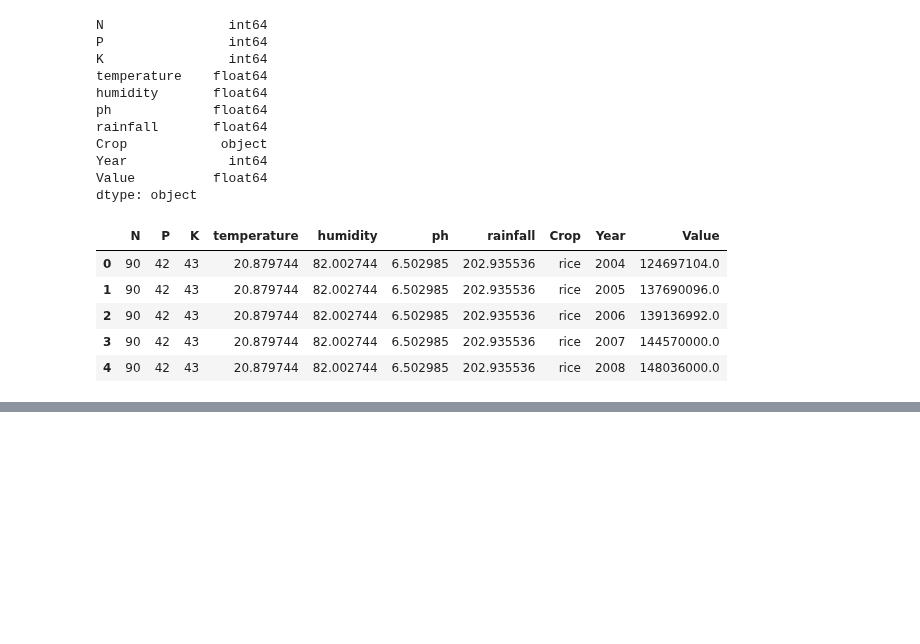
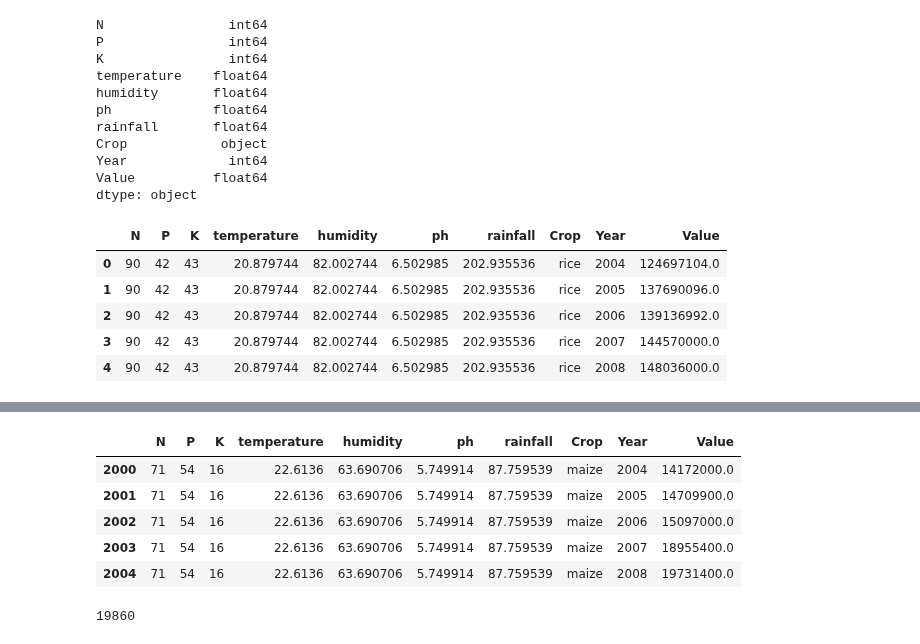
Before and after one commit to springboardmentor2468a-lab/AgriYield, a Jupyter notebook: KARTHICK_RAJA_S/notebooke2.ipynb, the cells around one changed output, grey strips where cells are left out. Cells and saved outputs as stored; diff of their text form; code cells hidden in the pictures; blank space fills up the shorter version.

```diff
--- a/KARTHICK_RAJA_S/notebooke2.ipynb
+++ b/KARTHICK_RAJA_S/notebooke2.ipynb
@@ -108,3 +108,25 @@ df4.head()
 | 2 | 90 | 42 | 43 | 20.879744 | 82.002744 | 6.502985 | 202.935536 | rice | 2006 | 139136992.0 |
 | 3 | 90 | 42 | 43 | 20.879744 | 82.002744 | 6.502985 | 202.935536 | rice | 2007 | 144570000.0 |
 | 4 | 90 | 42 | 43 | 20.879744 | 82.002744 | 6.502985 | 202.935536 | rice | 2008 | 148036000.0 |
+# %%
+numeric_cols = df4.select_dtypes(include=[np.number]).columns
+outlier_summary = {}
+for col in numeric_cols:
+    Q1 = df4[col].quantile(0.25)
+    Q3 = df4[col].quantile(0.75)
+    IQR = Q3 - Q1
+    lower_bound = Q1 - 1.5 * IQR
+    upper_bound = Q3 + 1.5 * IQR
+    outliers = df4[(df4[col] < lower_bound) | (df4[col] > upper_bound)][col]
+    outlier_summary[col] = {
+        "Lower Bound": lower_bound,
+        "Upper Bound": upper_bound,
+        "Outlier Count": outliers.shape[0],
+        "Outlier Values": outliers.values
+    }
+for col, info in outlier_summary.items():
+    print("\nColumn:", col)
+    print("Lower Bound:", info["Lower Bound"])
+    print("Upper Bound:", info["Upper Bound"])
+    print("Outliers:", info["Outlier Values"])
+    print("Count:", info["Outlier Count"])
@@ -110,0 +151,25 @@ df4.head()
+# %%
+df4_clean = df4.copy()
+
+for col in numeric_cols:
+    Q1 = df4_clean[col].quantile(0.25)
+    Q3 = df4_clean[col].quantile(0.75)
+    IQR = Q3 - Q1
+
+    lower_bound = Q1 - 1.5 * IQR
+    upper_bound = Q3 + 1.5 * IQR
+
+    df4_clean = df4_clean[(df4_clean[col] >= lower_bound) & (df4_clean[col] <= upper_bound)]
+# %%
+df4_clean.head()
+# %% [output]
+|  | N | P | K | temperature | humidity | ph | rainfall | Crop | Year | Value |
+| 2000 | 71 | 54 | 16 | 22.6136 | 63.690706 | 5.749914 | 87.759539 | maize | 2004 | 14172000.0 |
+| 2001 | 71 | 54 | 16 | 22.6136 | 63.690706 | 5.749914 | 87.759539 | maize | 2005 | 14709900.0 |
+| 2002 | 71 | 54 | 16 | 22.6136 | 63.690706 | 5.749914 | 87.759539 | maize | 2006 | 15097000.0 |
+| 2003 | 71 | 54 | 16 | 22.6136 | 63.690706 | 5.749914 | 87.759539 | maize | 2007 | 18955400.0 |
+| 2004 | 71 | 54 | 16 | 22.6136 | 63.690706 | 5.749914 | 87.759539 | maize | 2008 | 19731400.0 |
+# %%
+len(df4_clean)
+# %% [output]
+19860
```
Also changed, not shown: parts of 3 cells of this notebook.
